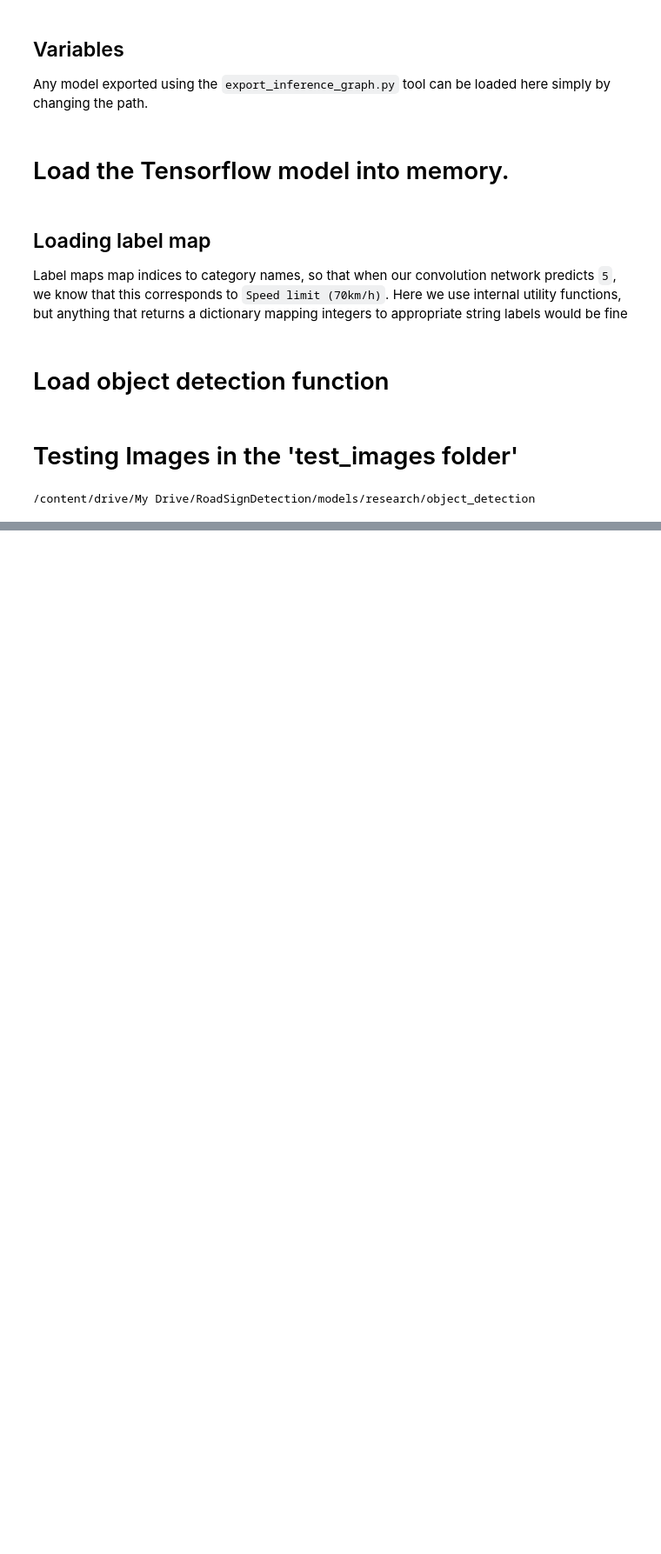
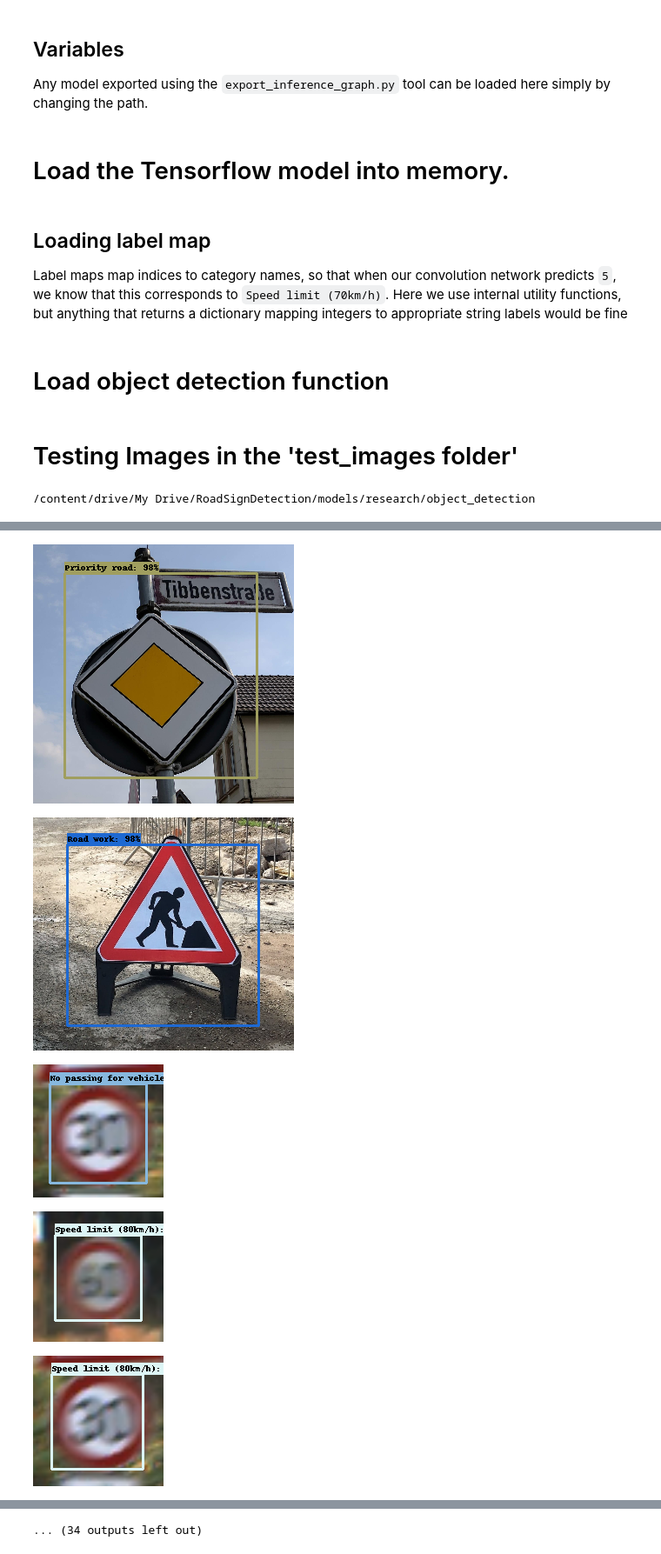
Before and after one commit to spyroslontos/RoadSign-Recognition-SSD-MobileNet, a Jupyter notebook: ImageDetection.ipynb, the cells around one changed output, grey strips where cells are left out. Shown at 87% size. Drawn from its saved outputs; the diff is of its cells as text; code cells hidden in the pictures; blank space fills up the shorter version.

```diff
--- a/ImageDetection.ipynb
+++ b/ImageDetection.ipynb
@@ -69,7 +64,7 @@ from object_detection.utils import visualization_utils as vis_util
 
 Any model exported using the `export_inference_graph.py` tool can be loaded here simply by changing the path.
 # %%
-MODEL_NAME = 'inference_graph_4'
+MODEL_NAME = 'inference_graph_6'
 
 # Path to frozen detection graph. This is the actual model that is used for the object detection.
 PATH_TO_CKPT = MODEL_NAME + '/frozen_inference_graph.pb'
@@ -155,12 +171,3 @@ def objectDetection(imagePath):
 %cd '/content/drive/My Drive/RoadSignDetection/models/research/object_detection'
 # %% [output]
 /content/drive/My Drive/RoadSignDetection/models/research/object_detection
-# %%
-PATH_TO_TEST_IMAGES_DIR = os.chdir('test_images')
-TEST_IMAGE_PATHS = glob.glob('*.jpg')
-TEST_IMAGE_PATHS.extend(glob.glob('*.png'))
-
-for imagePath in TEST_IMAGE_PATHS:
-  objectDetection(imagePath)
-
-os.chdir("..")
@@ -180,0 +174,26 @@ os.chdir("..")
+# %%
+testImagesInfo = {}
+with open('test_labels.csv', 'r') as currentfile:
+  reader = csv.reader(currentfile)
+  next(reader)
+  for row in reader:
+    testImagesInfo[row[0]] = row[3]
+
+PATH_TO_TEST_IMAGES_DIR = os.chdir('test_images')
+TEST_IMAGE_PATHS = glob.glob('*.jpg')
+TEST_IMAGE_PATHS.extend(glob.glob('*.png'))
+correctDetections = 0
+startTime = time.time()
+for imagePath in TEST_IMAGE_PATHS:
+  correctDetections += objectDetection(imagePath, testImagesInfo.get(imagePath))
+
+endTime = time.time()
+print('Processed Images per Second: ', round(150/(endTime - startTime),2))
+print('Accuracy: ', round(correctDetections/150,2),'%')
+os.chdir("..")
+# %% [output]
+[figure, added]
+[figure, added]
+[figure, added]
+[figure, added]
+[figure, added]
@@ -180,0 +207 @@ os.chdir("..")
+... (34 outputs left out)
```
Also changed, not shown: parts of 5 cells of this notebook, 2 other files.
